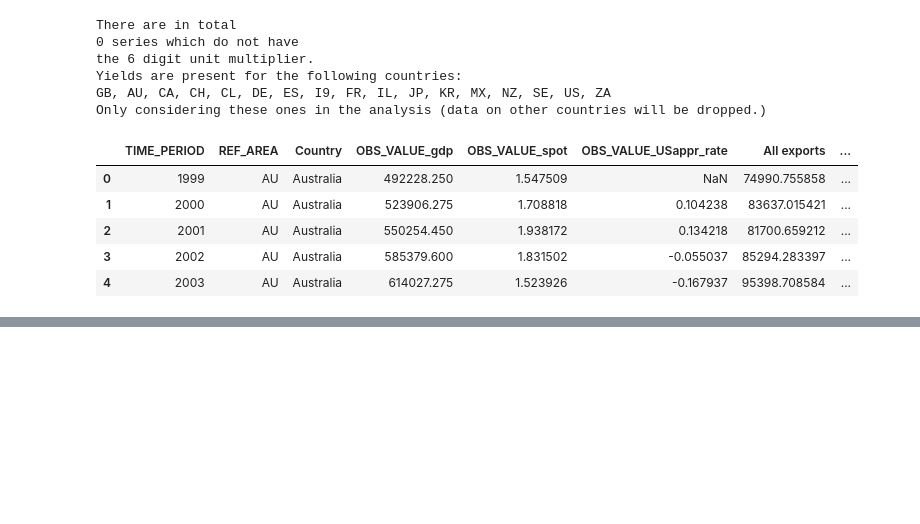
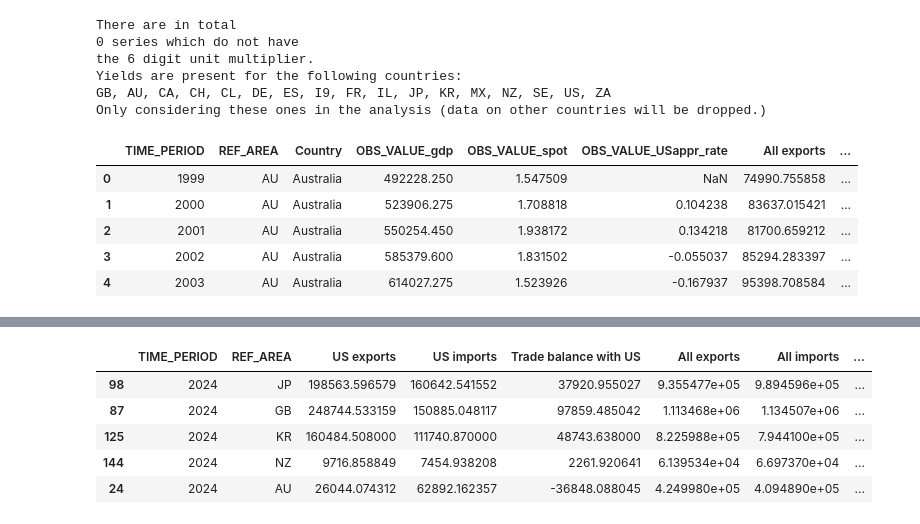
Before and after one commit to teopozzii/yields, a Jupyter notebook: main.ipynb, the cells around one changed output, grey strips where cells are left out. Saved outputs shown, nothing was run; the diff lists cells and outputs as text; code cells hidden in the pictures; blank space fills up the shorter version.

```diff
--- a/main.ipynb
+++ b/main.ipynb
@@ -225,0 +271,60 @@ widgets.interact(plot_scatter, area=widgets.Dropdown(options=sorted(full_annual[
+# %%
+# Obtain openness to trade specifically with the US to see
+# what level of penetration they have
+trade_goods_US = pivot_goods_trade(trade_goods, 'US')
+trade_services_US = pivot_services_trade(trade_services, "US")
+
+trade_goods_US_worker = trade_goods_US.copy()
+trade_goods_US_worker.reset_index(inplace=True)
+trade_goods_US_worker['TIME_PERIOD'] = trade_goods_US_worker['TIME_PERIOD'].apply(lambda x : x[:4])
+trade_goods_US_worker = trade_goods_US_worker.groupby(["REF_AREA","TIME_PERIOD"]).sum().reset_index().set_index("TIME_PERIOD")
+trade_goods_US_worker.index = trade_goods_US_worker.index.astype(float).astype(int)
+
+trade_w_US = pd.merge(
+    trade_goods_US_worker.reset_index(),
+    trade_services_US.reset_index(),
+    'inner', on=['REF_AREA','TIME_PERIOD']
+).set_index("TIME_PERIOD")
+
+# Now sum trade values across goods and services
+# Also need to divide goods by 1e6 since services is in millions
+trade_w_US['All exports']   = trade_w_US["Goods Exports FOB"] / 1e6 + trade_w_US["Services Exports"]
+trade_w_US['All imports']   = trade_w_US["Goods Imports CIF"] / 1e6 + trade_w_US["Services Imports"]
+trade_w_US['Trade balance'] = trade_w_US["Goods Trade Balance"] / 1e6 + trade_w_US["Services Trade Balance"]
+
+trade_w_US_worker = trade_w_US.copy()
+all_trade_worker  = all_trade.copy()
+trade_w_US_worker = trade_w_US_worker[[
+    "REF_AREA","All exports", "All imports", "Trade balance"
+]]
+all_trade_worker = all_trade_worker[[
+    "REF_AREA","All exports", "All imports", "Trade balance"
+]]
+
+us_penetration = pd.merge(
+    trade_w_US_worker.reset_index(),
+    all_trade_worker.reset_index(),
+    'inner', on=['TIME_PERIOD', "REF_AREA"]
+).sort_values(["REF_AREA","TIME_PERIOD"]).set_index("TIME_PERIOD")
+
+us_penetration['US penetration'] = (
+    (abs(us_penetration['All exports_x']) + \
+    abs(us_penetration['All imports_x'])) / \
+        (abs(us_penetration['All exports_y']) +
+        abs(us_penetration['All imports_y']))
+    )
+
+us_penetration.columns = [
+    "REF_AREA", "US exports", "US imports",
+    "Trade balance with US",
+    "All exports","All imports","Trade balance",
+    "US penetration"]
+
+us_penetration.reset_index().sort_values(["TIME_PERIOD","US penetration"], ascending = False).head()
+# %% [output]
+|  | TIME_PERIOD | REF_AREA | US exports | US imports | Trade balance with US | All exports | All imports | ... |
+| 98 | 2024 | JP | 198563.596579 | 160642.541552 | 37920.955027 | 9.355477e+05 | 9.894596e+05 | ... |
+| 87 | 2024 | GB | 248744.533159 | 150885.048117 | 97859.485042 | 1.113468e+06 | 1.134507e+06 | ... |
+| 125 | 2024 | KR | 160484.508000 | 111740.870000 | 48743.638000 | 8.225988e+05 | 7.944100e+05 | ... |
+| 144 | 2024 | NZ | 9716.858849 | 7454.938208 | 2261.920641 | 6.139534e+04 | 6.697370e+04 | ... |
+| 24 | 2024 | AU | 26044.074312 | 62892.162357 | -36848.088045 | 4.249980e+05 | 4.094890e+05 | ... |
```
Also changed, not shown: parts of 5 cells of this notebook, 2 other files.
